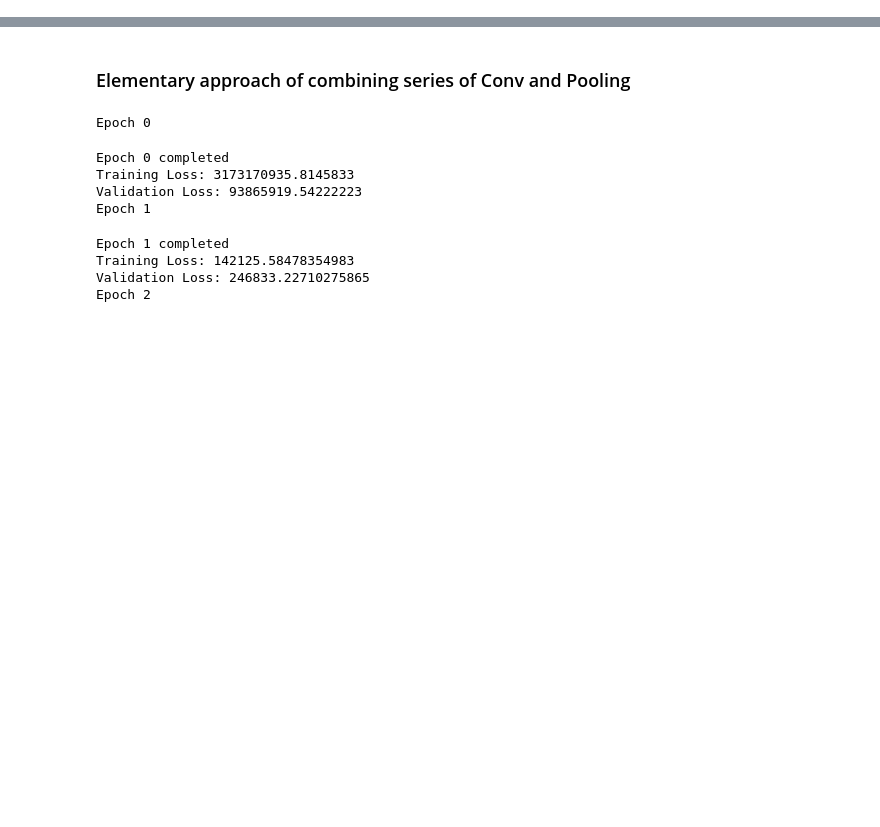
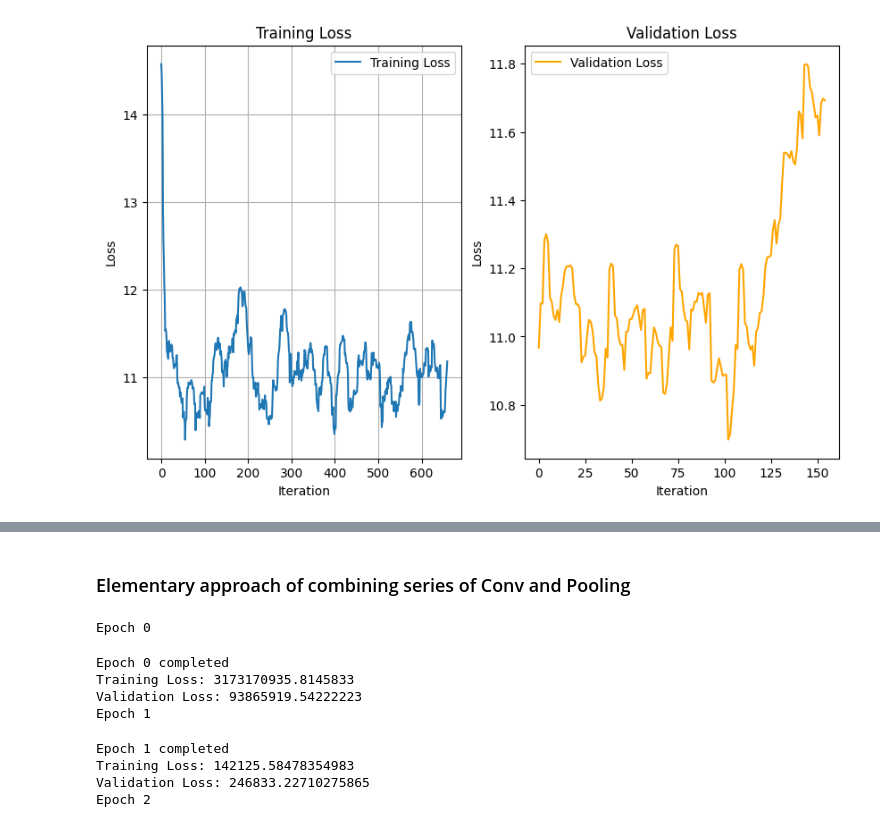
Before and after one commit to unfulw/pulmonary_fibrosis, a Jupyter notebook: scan/cnn.ipynb, the cells around one changed output, grey strips where cells are left out. Saved outputs shown, nothing was run; the diff lists cells and outputs as text; code cells hidden in the pictures; blank space fills up the shorter version.

Commit message:
Implement base model for scans using CNN

```diff
--- a/scan/cnn.ipynb
+++ b/scan/cnn.ipynb
@@ -98,3 +99,19 @@ for idx, row in test_datas.iterrows():
         'initial_weeks': test_patient_id_to_initial_weeks[row['Patient']],
     })
     test_y[row['Patient']].append(row['FVC'])
+# %%
+# Use training data to gather tabular data statistics
+# Compute statistics
+tabular_stats = {
+    'weeks_mean': train_datas['Weeks'].mean(),
+    'weeks_std': train_datas['Weeks'].std(),
+    'initial_fvc_mean': train_datas['FVC'].mean(),
+    'initial_fvc_std': train_datas['FVC'].std(),
+    'initial_weeks_mean': train_datas['Weeks'].mean(),
+    'initial_weeks_std': train_datas['Weeks'].std(),
+}
+
+print("Normalization Statistics:")
+print(f"Weeks: mean={tabular_stats['weeks_mean']:.2f}, std={tabular_stats['weeks_std']:.2f}")
+print(f"FVC:   mean={tabular_stats['initial_fvc_mean']:.2f}, std={tabular_stats['initial_fvc_std']:.2f}")
+print(f"Weeks: mean={tabular_stats['initial_weeks_mean']:.2f}, std={tabular_stats['initial_weeks_std']:.2f}")
@@ -103,7 +125,7 @@ import matplotlib.pyplot as plt
 import math
 
 # window = 0 to remove smoothing
-def plot_loss(training_loss, val_loss, window=5):
+def plot_loss(training_loss, val_loss, window=20):
     # Use sliding window to smooth the loss
     training_loss = [sum(training_loss[i:i+window]) / window for i in range(len(training_loss)-window)]
     val_loss = [sum(val_loss[i:i+window]) / window for i in range(len(val_loss)-window)]
@@ -229 +503,7 @@ class FCLayer(nn.Module):
         return x
+# %%
+cnn_model = CNN().to(device)
+fc_model = FCLayer(tabular_norm_stats=tabular_stats).to(device)
+log_file = 'training_log_simple_cnn.txt'
+
+training_loss, val_loss = train_model(cnn_model, fc_model, log_file, epoch=10, scan_batch_size=64)
@@ -229,0 +551,4 @@ class FCLayer(nn.Module):
+# %%
+plot_loss(training_loss, val_loss)
+# %% [output]
+[figure, added]
```
Also changed, not shown: parts of 15 cells of this notebook.
